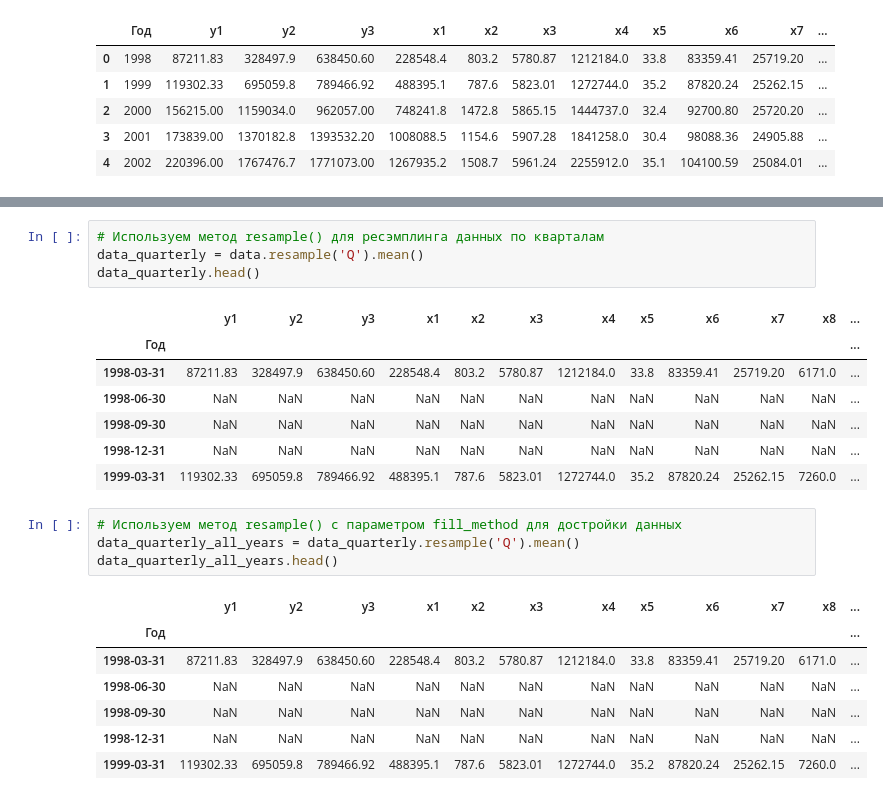
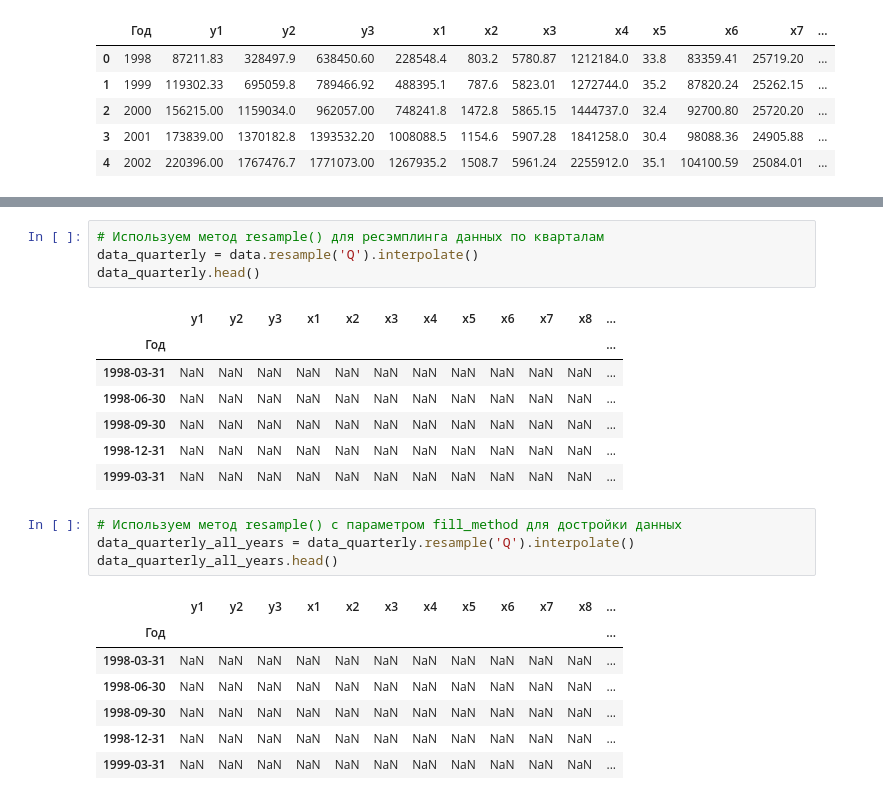
Before and after one commit to CosmDandy/-_4_-, a Jupyter notebook: test.ipynb, the cells around one changed output, grey strips where cells are left out. Drawn from its saved outputs; the diff is of its cells as text.

```diff
--- a/test.ipynb
+++ b/test.ipynb
@@ -65,25 +77,25 @@ data.head()
 | 2002-01-01 | 220396.00 | 1767476.7 | 1771073.00 | 1267935.2 | 1508.7 | 5961.24 | 2255912.0 | 35.1 | 104100.59 | 25084.01 | 6932.0 | ... |
 # %%
 # Используем метод resample() для ресэмплинга данных по кварталам
-data_quarterly = data.resample('Q').mean()
+data_quarterly = data.resample('Q').interpolate()
 data_quarterly.head()
 # %% [output]
 |  | y1 | y2 | y3 | x1 | x2 | x3 | x4 | x5 | x6 | x7 | x8 | ... |
 | Год |  |  |  |  |  |  |  |  |  |  |  | ... |
-| 1998-03-31 | 87211.83 | 328497.9 | 638450.60 | 228548.4 | 803.2 | 5780.87 | 1212184.0 | 33.8 | 83359.41 | 25719.20 | 6171.0 | ... |
+| 1998-03-31 | NaN | NaN | NaN | NaN | NaN | NaN | NaN | NaN | NaN | NaN | NaN | ... |
 | 1998-06-30 | NaN | NaN | NaN | NaN | NaN | NaN | NaN | NaN | NaN | NaN | NaN | ... |
 | 1998-09-30 | NaN | NaN | NaN | NaN | NaN | NaN | NaN | NaN | NaN | NaN | NaN | ... |
 | 1998-12-31 | NaN | NaN | NaN | NaN | NaN | NaN | NaN | NaN | NaN | NaN | NaN | ... |
-| 1999-03-31 | 119302.33 | 695059.8 | 789466.92 | 488395.1 | 787.6 | 5823.01 | 1272744.0 | 35.2 | 87820.24 | 25262.15 | 7260.0 | ... |
+| 1999-03-31 | NaN | NaN | NaN | NaN | NaN | NaN | NaN | NaN | NaN | NaN | NaN | ... |
 # %%
 # Используем метод resample() с параметром fill_method для достройки данных
-data_quarterly_all_years = data_quarterly.resample('Q').mean()
+data_quarterly_all_years = data_quarterly.resample('Q').interpolate()
 data_quarterly_all_years.head()
 # %% [output]
 |  | y1 | y2 | y3 | x1 | x2 | x3 | x4 | x5 | x6 | x7 | x8 | ... |
 | Год |  |  |  |  |  |  |  |  |  |  |  | ... |
-| 1998-03-31 | 87211.83 | 328497.9 | 638450.60 | 228548.4 | 803.2 | 5780.87 | 1212184.0 | 33.8 | 83359.41 | 25719.20 | 6171.0 | ... |
+| 1998-03-31 | NaN | NaN | NaN | NaN | NaN | NaN | NaN | NaN | NaN | NaN | NaN | ... |
 | 1998-06-30 | NaN | NaN | NaN | NaN | NaN | NaN | NaN | NaN | NaN | NaN | NaN | ... |
 | 1998-09-30 | NaN | NaN | NaN | NaN | NaN | NaN | NaN | NaN | NaN | NaN | NaN | ... |
 | 1998-12-31 | NaN | NaN | NaN | NaN | NaN | NaN | NaN | NaN | NaN | NaN | NaN | ... |
-| 1999-03-31 | 119302.33 | 695059.8 | 789466.92 | 488395.1 | 787.6 | 5823.01 | 1272744.0 | 35.2 | 87820.24 | 25262.15 | 7260.0 | ... |
+| 1999-03-31 | NaN | NaN | NaN | NaN | NaN | NaN | NaN | NaN | NaN | NaN | NaN | ... |
```
Also changed, not shown: parts of 3 cells of this notebook, 3 other files.
